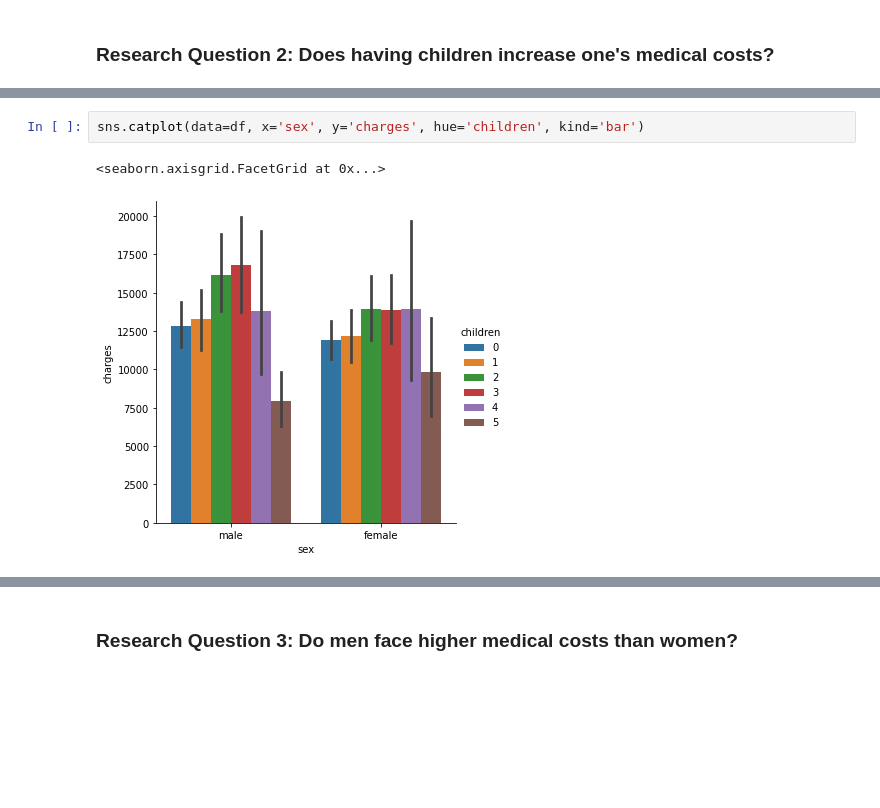
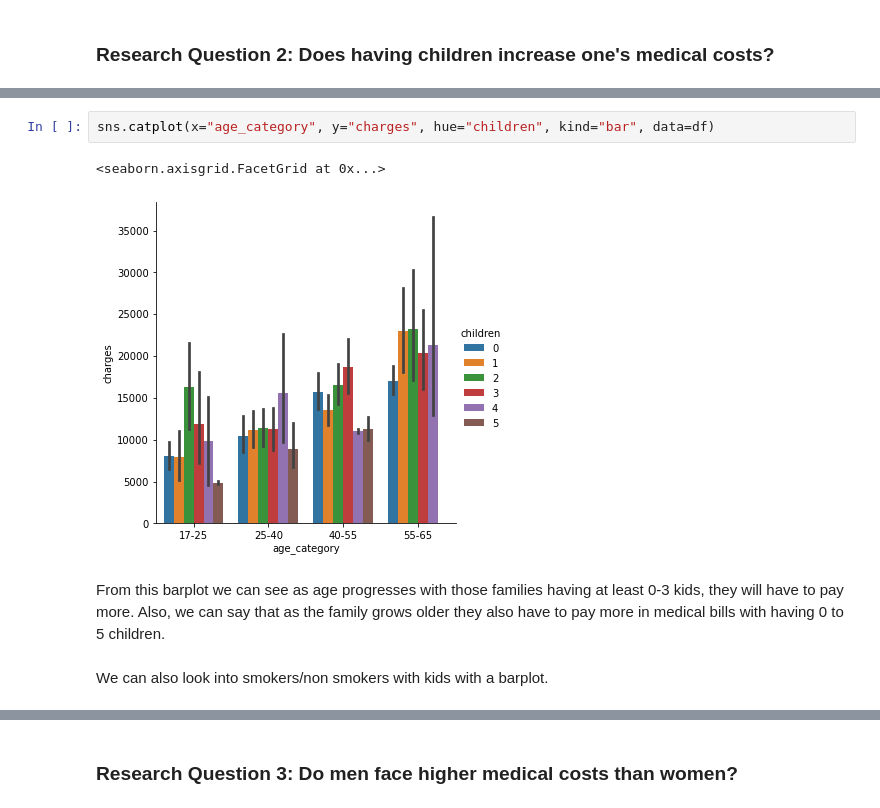
Before and after one commit to data301-2020-winter2/course-project-group_1041, a Jupyter notebook: analysis/submitted/milestone2.ipynb, the cells around one changed output, grey strips where cells are left out. Drawn from its saved outputs; the diff is of its cells as text; blank space fills up the shorter version.

```diff
--- a/analysis/submitted/milestone2.ipynb
+++ b/analysis/submitted/milestone2.ipynb
@@ -46,5 +72,9 @@ sns.scatterplot(data=df, x='age', y='charges', hue='smoker')
 # %%
-sns.catplot(data=df, x='sex', y='charges', hue='children', kind='bar')
+sns.catplot(x="age_category", y="charges", hue="children", kind="bar", data=df)
 # %% [output]
 <seaborn.axisgrid.FacetGrid at 0x...>
-[figure, old version]
+[figure, new version]
+# %% [markdown]
+From this barplot we can see as age progresses with those families having at least 0-3 kids, they will have to pay more. Also, we can say that as the family grows older they also have to pay more in medical bills with having 0 to 5 children.
+# %% [markdown]
+We can also look into smokers/non smokers with kids with a barplot.
```
Also changed, not shown: parts of 22 cells of this notebook, 1 other file.
